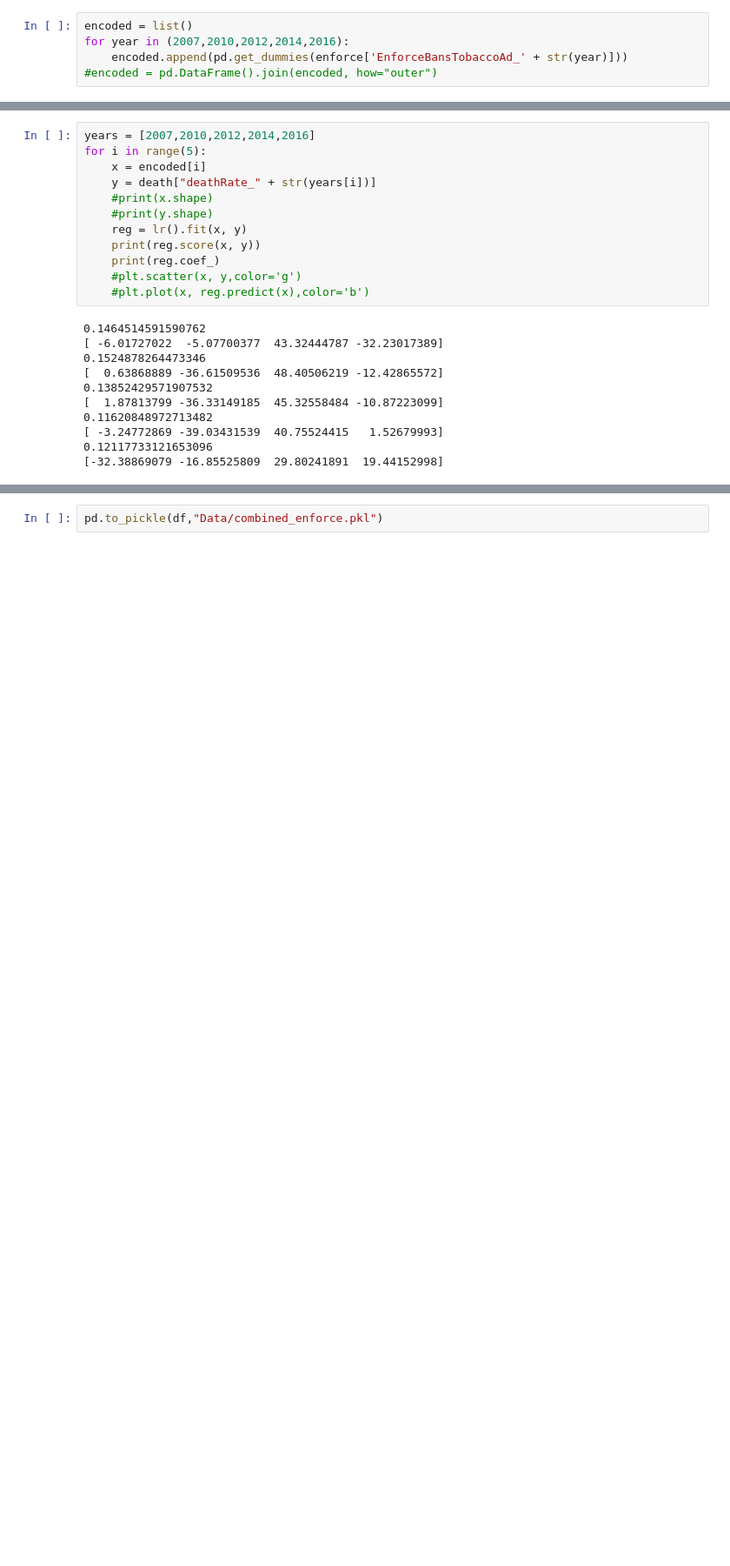
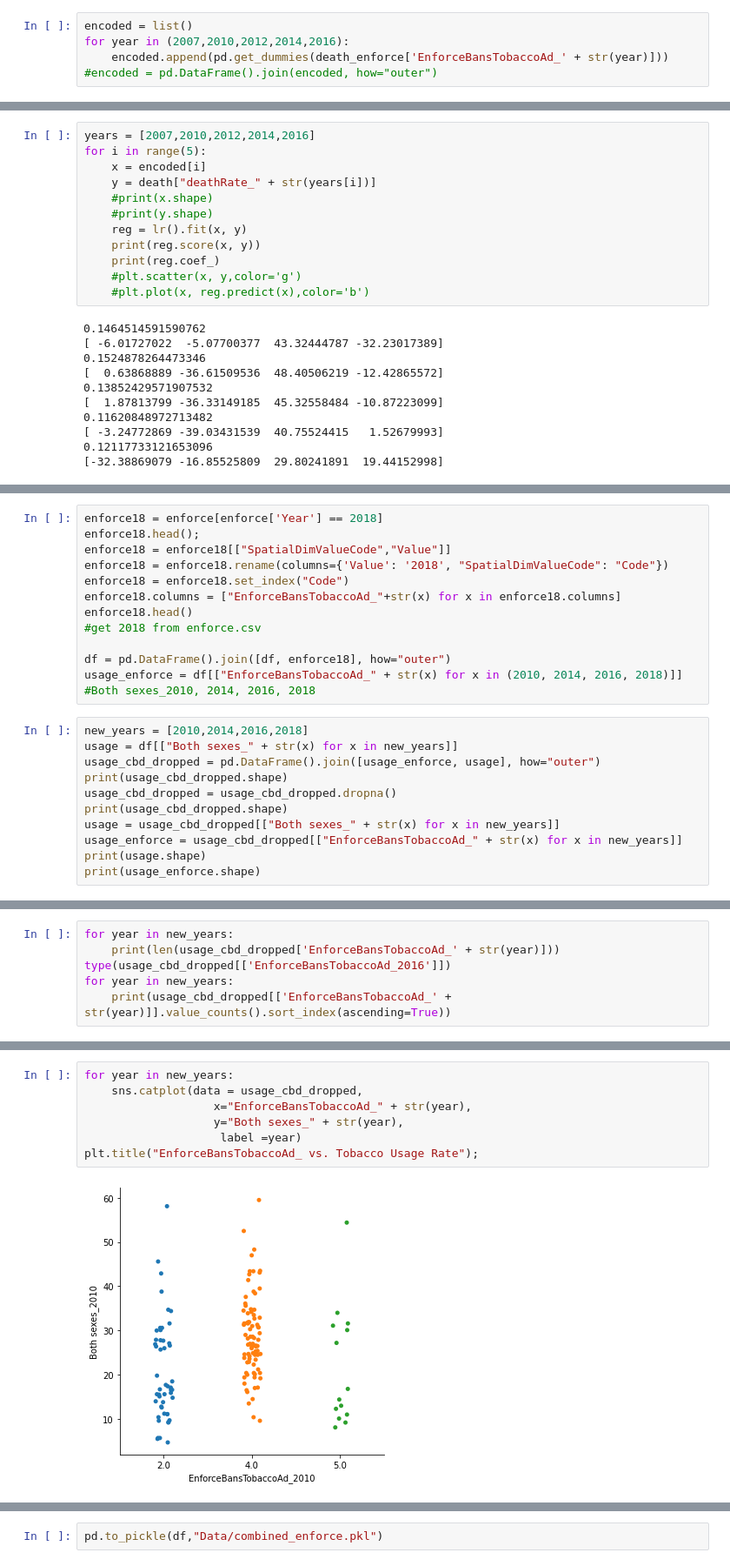
Before and after one commit to Jonathan-Z/GatechCorrelation1TobaccoDatathon, a Jupyter notebook: Enforce.ipynb, the cells around one changed output, grey strips where cells are left out. Shown at 87% size. Drawn from its saved outputs; the diff is of its cells as text; blank space fills up the shorter version.

```diff
--- a/Enforce.ipynb
+++ b/Enforce.ipynb
@@ -76,7 +78,7 @@ plt.title("EnforceBansTobaccoAd_ vs. Death Rate");
 # %%
 encoded = list()
 for year in (2007,2010,2012,2014,2016):
-    encoded.append(pd.get_dummies(enforce['EnforceBansTobaccoAd_' + str(year)]))
+    encoded.append(pd.get_dummies(death_enforce['EnforceBansTobaccoAd_' + str(year)]))
 #encoded = pd.DataFrame().join(encoded, how="outer")
 # %%
 from sklearn.linear_model import LinearRegression as lr
@@ -105,0 +110,24 @@ for i in range(5):
+# %%
+enforce18 = enforce[enforce['Year'] == 2018]
+enforce18.head();
+enforce18 = enforce18[["SpatialDimValueCode","Value"]]
+enforce18 = enforce18.rename(columns={'Value': '2018', "SpatialDimValueCode": "Code"})
+enforce18 = enforce18.set_index("Code")
+enforce18.columns = ["EnforceBansTobaccoAd_"+str(x) for x in enforce18.columns]
+enforce18.head()
+#get 2018 from enforce.csv
+
+df = pd.DataFrame().join([df, enforce18], how="outer")
+usage_enforce = df[["EnforceBansTobaccoAd_" + str(x) for x in (2010, 2014, 2016, 2018)]]
+#Both sexes_2010, 2014, 2016, 2018
+# %%
+new_years = [2010,2014,2016,2018]
+usage = df[["Both sexes_" + str(x) for x in new_years]]
+usage_cbd_dropped = pd.DataFrame().join([usage_enforce, usage], how="outer")
+print(usage_cbd_dropped.shape)
+usage_cbd_dropped = usage_cbd_dropped.dropna()
+print(usage_cbd_dropped.shape)
+usage = usage_cbd_dropped[["Both sexes_" + str(x) for x in new_years]]
+usage_enforce = usage_cbd_dropped[["EnforceBansTobaccoAd_" + str(x) for x in new_years]]
+print(usage.shape)
+print(usage_enforce.shape)
@@ -105,0 +139,6 @@ for i in range(5):
+# %%
+for year in new_years:
+    print(len(usage_cbd_dropped['EnforceBansTobaccoAd_' + str(year)]))
+type(usage_cbd_dropped[['EnforceBansTobaccoAd_2016']])
+for year in new_years:
+    print(usage_cbd_dropped[['EnforceBansTobaccoAd_' + str(year)]].value_counts().sort_index(ascending=True))
@@ -105,0 +163,9 @@ for i in range(5):
+# %%
+for year in new_years:
+    sns.catplot(data = usage_cbd_dropped,
+                   x="EnforceBansTobaccoAd_" + str(year),
+                   y="Both sexes_" + str(year),
+                    label =year)
+plt.title("EnforceBansTobaccoAd_ vs. Tobacco Usage Rate");
+# %% [output]
+[figure, added]
```
Also changed, not shown: parts of 13 cells of this notebook, 1 other file.
